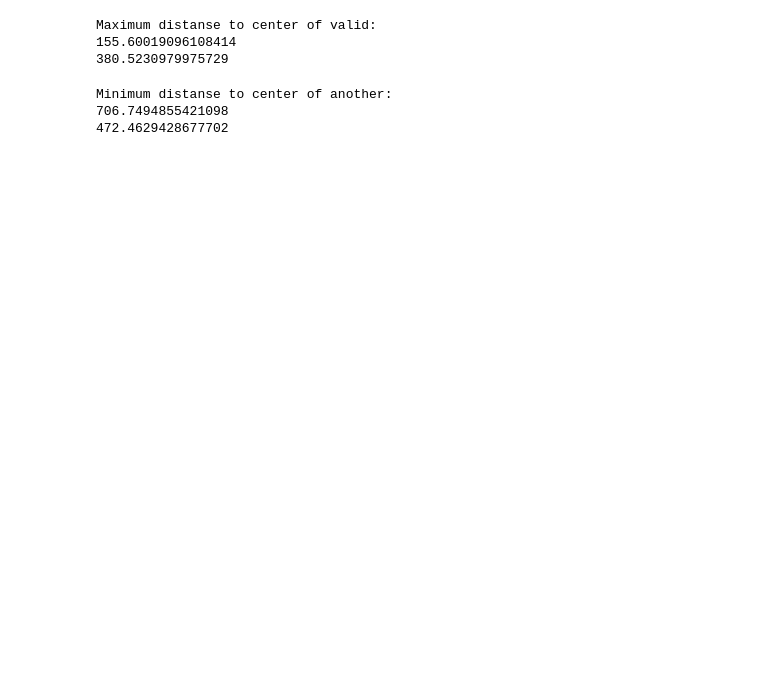
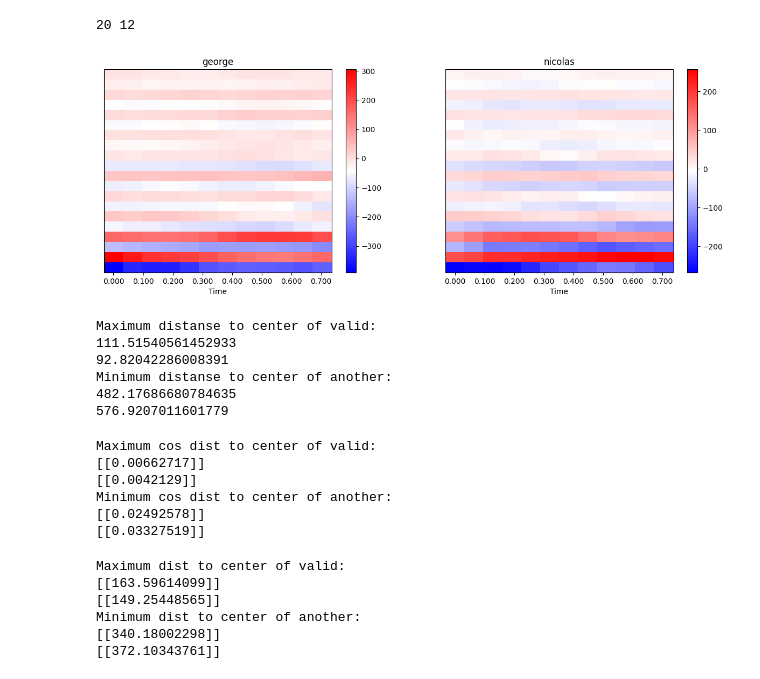
Before and after one commit to MikeChuv/AudioSignalProcessing, a Jupyter notebook: mfcc_gmm.ipynb, the cells around one changed output. Drawn from its saved outputs; the diff is of its cells as text; code cells hidden in the pictures; blank space fills up the shorter version.

```diff
--- a/mfcc_gmm.ipynb
+++ b/mfcc_gmm.ipynb
@@ -137,7 +217,11 @@ nx = 20, ny = 12
 # %%
 fsdd = FSDD('../Datasets/FSDD/recordings')
 print(fsdd.speakers)
-filesA, filesB = fsdd.getFilesForDigit(0, spkA=1, spkB=5)
+# spkA = 1
+# spkB = 3
+filesA, filesB = fsdd.getFilesForDigit(0, spkA=spkA, spkB=spkB)
+print(fsdd.speakers[spkA])
+print(fsdd.speakers[spkB])
 
 mfccsA = getFeatureList(filesA)
 mfccsB = getFeatureList(filesB)
@@ -172,26 +258,74 @@ train4B, nx, ny = getLinearFeatureList(mfccsB[:-testsize])
 
 test4A, nx, ny = getLinearFeatureList(mfccsA[-testsize:])
 test4B, nx, ny = getLinearFeatureList(mfccsB[-testsize:])
+print(nx, ny)
 
 gm4A = GaussianMixture(n_components=1, random_state=0).fit(train4A)
 gm4B = GaussianMixture(n_components=1, random_state=0).fit(train4B)
+# %% [output]
+20 12
+# %%
+sample4a = gm4A.sample(1)[0].reshape((nx, ny))
+sample4b = gm4B.sample(1)[0].reshape((nx, ny))
+# %%
+fig, ax = compareFeatures(sample4a, 8000, sample4b, 8000, fsdd.speakers[spkA], fsdd.speakers[spkB])
+plt.show()
+# %% [output]
+[figure, added]
 # %%
 maxDistSameA = max([np.mean((gm4A.means_ - ta)**2) for ta in test4A])
 maxDistSameB = max([np.mean((gm4B.means_ - tb)**2) for tb in test4B])
 print(f'Maximum distanse to center of valid:')
 print(maxDistSameA)
 print(maxDistSameB)
+minDistDifA = min([np.mean((gm4A.means_ - tb)**2) for tb in test4B])
+minDistDifB = min([np.mean((gm4B.means_ - ta)**2) for ta in test4A])
+print(f'Minimum distanse to center of another:')
+print(minDistDifA)
+print(minDistDifB)
 # %% [output]
 Maximum distanse to center of valid:
-155.60019096108414
-380.5230979975729
+111.51540561452933
+92.82042286008391
+Minimum distanse to center of another:
+482.17686680784635
+576.9207011601779
-# %%
-minDistSameA = min([np.mean((gm4A.means_ - tb)**2) for tb in test4B])
-minDistSameB = min([np.mean((gm4B.means_ - ta)**2) for ta in test4A])
-print(f'Minimum distanse to center of another:')
-print(minDistSameA)
-print(minDistSameB)
-# %% [output]
-Minimum distanse to center of another:
-706.7494855421098
-472.4629428677702
+# %%
+cosDist = sklearn.metrics.pairwise.cosine_distances
+maxDistSameA = max([cosDist(gm4A.means_.reshape(1, -1), ta.reshape(1, -1)) for ta in test4A])
+maxDistSameB = max([cosDist(gm4B.means_.reshape(1, -1), tb.reshape(1, -1)) for tb in test4B])
+print(f'Maximum cos dist to center of valid:')
+print(maxDistSameA)
+print(maxDistSameB)
+minDistDifA = min([cosDist(gm4A.means_.reshape(1, -1), tb.reshape(1, -1)) for tb in test4B])
+minDistDifB = min([cosDist(gm4B.means_.reshape(1, -1), ta.reshape(1, -1)) for ta in test4A])
+print(f'Minimum cos dist to center of another:')
+print(minDistDifA)
+print(minDistDifB)
+# %% [output]
+Maximum cos dist to center of valid:
+[[0.00662717]]
+[[0.0042129]]
+Minimum cos dist to center of another:
+[[0.02492578]]
+[[0.03327519]]
+# %%
+# dist = sklearn.metrics.pairwise.manhattan_distances
+dist = sklearn.metrics.pairwise.euclidean_distances
+maxDistSameA = max([dist(gm4A.means_.reshape(1, -1), ta.reshape(1, -1)) for ta in test4A])
+maxDistSameB = max([dist(gm4B.means_.reshape(1, -1), tb.reshape(1, -1)) for tb in test4B])
+print(f'Maximum dist to center of valid:')
+print(maxDistSameA)
+print(maxDistSameB)
+minDistDifA = min([dist(gm4A.means_.reshape(1, -1), tb.reshape(1, -1)) for tb in test4B])
+minDistDifB = min([dist(gm4B.means_.reshape(1, -1), ta.reshape(1, -1)) for ta in test4A])
+print(f'Minimum dist to center of another:')
+print(minDistDifA)
+print(minDistDifB)
+# %% [output]
+Maximum dist to center of valid:
+[[163.59614099]]
+[[149.25448565]]
+Minimum dist to center of another:
+[[340.18002298]]
+[[372.10343761]]
```
Also changed, not shown: parts of 18 cells of this notebook, 2 other files.
